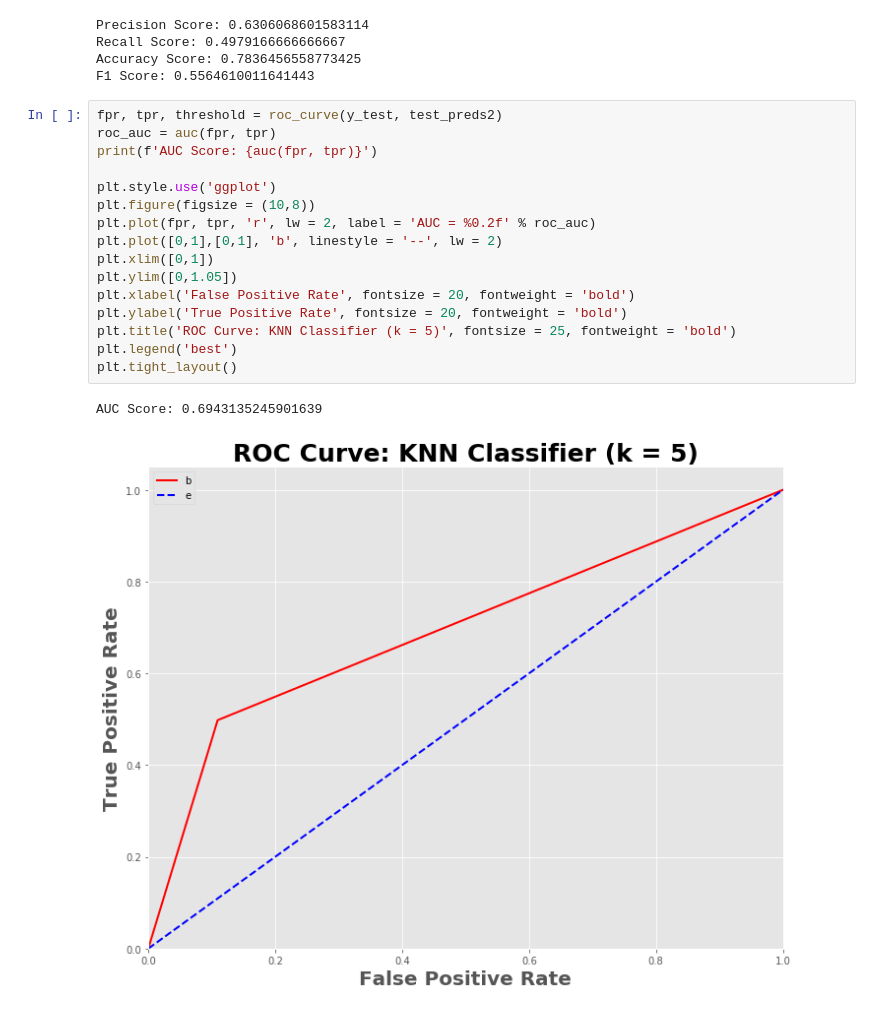
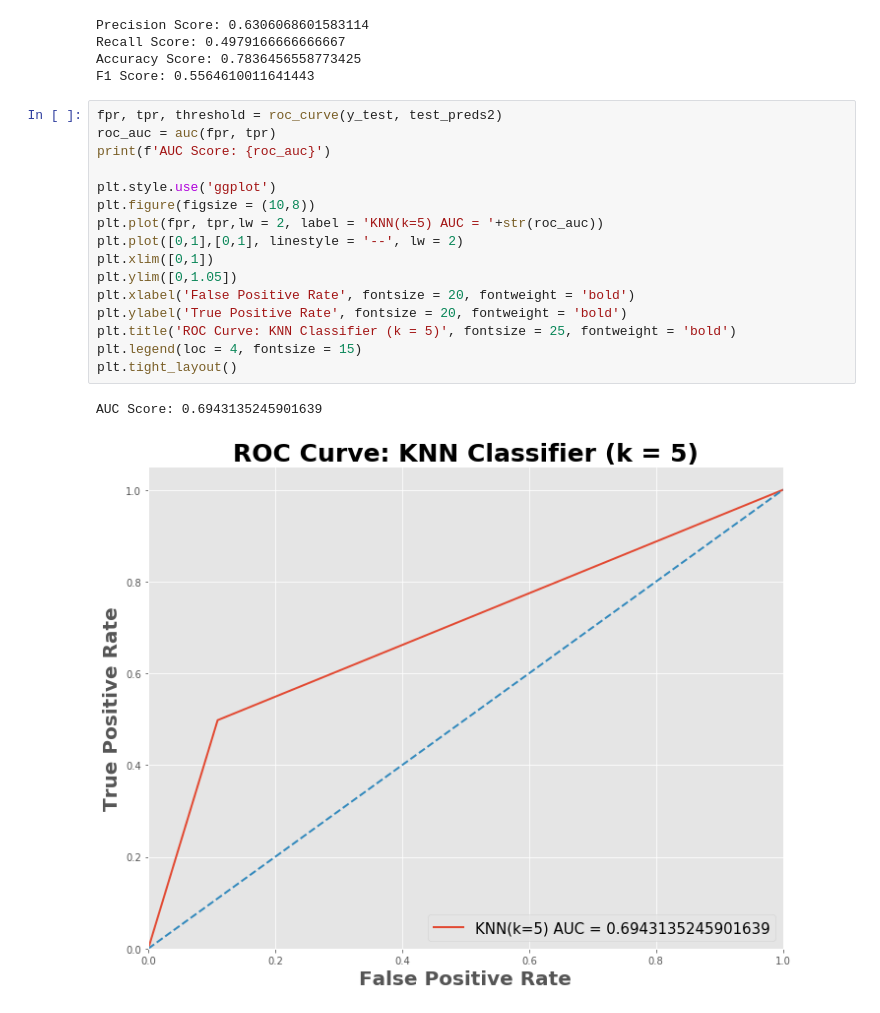
Before and after one commit to andrewcole33/telco_churn_analysis, a Jupyter notebook: KNN.ipynb, the cells around one changed output. Drawn from its saved outputs; the diff is of its cells as text.

```diff
--- a/KNN.ipynb
+++ b/KNN.ipynb
@@ -141,19 +161,19 @@ F1 Score: 0.5564610011641443
 # %%
 fpr, tpr, threshold = roc_curve(y_test, test_preds2)
 roc_auc = auc(fpr, tpr)
-print(f'AUC Score: {auc(fpr, tpr)}')
+print(f'AUC Score: {roc_auc}')
 
 plt.style.use('ggplot')
 plt.figure(figsize = (10,8))
-plt.plot(fpr, tpr, 'r', lw = 2, label = 'AUC = %0.2f' % roc_auc)
-plt.plot([0,1],[0,1], 'b', linestyle = '--', lw = 2)
+plt.plot(fpr, tpr,lw = 2, label = 'KNN(k=5) AUC = '+str(roc_auc))
+plt.plot([0,1],[0,1], linestyle = '--', lw = 2)
 plt.xlim([0,1])
 plt.ylim([0,1.05])
 plt.xlabel('False Positive Rate', fontsize = 20, fontweight = 'bold')
 plt.ylabel('True Positive Rate', fontsize = 20, fontweight = 'bold')
 plt.title('ROC Curve: KNN Classifier (k = 5)', fontsize = 25, fontweight = 'bold')
-plt.legend('best')
+plt.legend(loc = 4, fontsize = 15)
 plt.tight_layout()
 # %% [output]
 AUC Score: 0.6943135245901639
-[figure, old version]
+[figure, new version]
```
Also changed, not shown: parts of 8 cells of this notebook.
